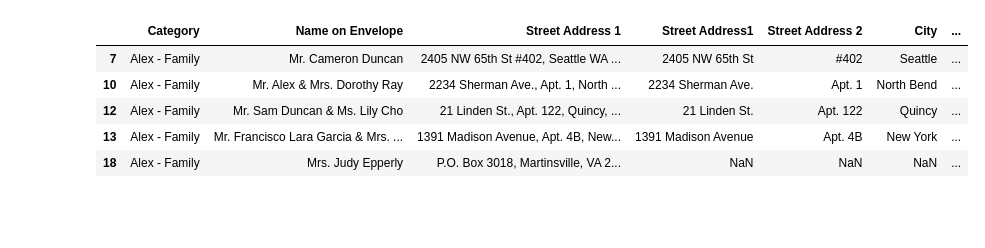
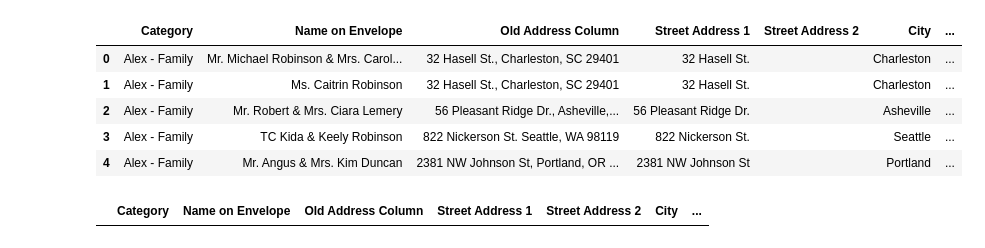
Before and after one commit to aeghprac/Git-Tracked-Files, a Jupyter notebook: AddressSplitter_Python/AddressSplitter.ipynb, the cells around one changed output. Drawn from its saved outputs; the diff is of its cells as text; code cells hidden in the pictures; blank space fills up the shorter version.

```diff
--- a/AddressSplitter_Python/AddressSplitter.ipynb
+++ b/AddressSplitter_Python/AddressSplitter.ipynb
@@ -1,6 +1,8 @@
 # %%
 import pandas as pd
 import re
+
+pd.set_option('display.max_rows', 150)
 # %%
 raw_address = pd.read_csv("Address_Data\MintedAddressBook - minted-addressbook-template.csv", usecols=range(0,3))
 # %%
@@ -15,12 +17,16 @@ raw_address.head()
 # %%
+# Replace all new line chars with a space
+raw_address.replace("\n", " ", regex=True, inplace=True)
+
 def split_address(df, address_col):
     # Define the regex pattern for a US address
+
     pattern = r"""^(?P<street>[\w\s]+\.?),?\s+(?P<unit>(?:\#|Apt|apt|No|no|Number|number|Ste|ste|suite|Suite|unit|Unit|Box|box)\.?\s*\w+)?\s*,*\s*(?P<city>[\w\s]*),*\s*(?P<state>[A-Z]{2}),*\s+(?P<zipcode>\d{5}(?:-\d{4})?)$"""
 
     # Create new columns for street address, city, state, and zipcode
-    df[['address', 'Street Address 2', 'City', 'State/Region', 'Zip/Postal Code']] = df[str(address_col)].str.extract(pattern)
+    df[["address", "Street Address 2", "City", "State/Region", "Zip/Postal Code"]] = df[str(address_col)].str.extract(pattern)
 
-    df.rename(columns={address_col: 'Old Address Column'}, inplace=True)
+    df.rename(columns={address_col: "Old Address Column"}, inplace=True)
 
     df.rename(columns={"address": "Street Address 1"}, inplace=True)
 
@@ -33,5 +39,8 @@ address_df = split_address(raw_address, "Street Address 1")
 # Fill null values with an empty string
 address_df.fillna(value="", inplace=True)
 
+# Add USA as country to every row
+address_df["Country"] = "USA"
+
 address_df
 # %% [output]
@@ -55,10 +64,16 @@ address_df
+# %%
+address_df["Country"] = "USA"
+
+address_df.head()
+# %% [output]
+|  | Category | Name on Envelope | Old Address Column | Street Address 1 | Street Address 2 | City | ... |
+| 0 | Alex - Family | Mr. Michael Robinson & Mrs. Carol... | 32 Hasell St., Charleston, SC 29401 | 32 Hasell St. |  | Charleston | ... |
+| 1 | Alex - Family | Ms. Caitrin Robinson | 32 Hasell St., Charleston, SC 29401 | 32 Hasell St. |  | Charleston | ... |
+| 2 | Alex - Family | Mr. Robert & Mrs. Ciara Lemery | 56 Pleasant Ridge Dr., Asheville,... | 56 Pleasant Ridge Dr. |  | Asheville | ... |
+| 3 | Alex - Family | TC Kida & Keely Robinson | 822 Nickerson St. Seattle, WA 98119 | 822 Nickerson St. |  | Seattle | ... |
+| 4 | Alex - Family | Mr. Angus & Mrs. Kim Duncan | 2381 NW Johnson St, Portland, OR ... | 2381 NW Johnson St |  | Portland | ... |
 # %%
-contains_units_df = address_df[address_df["Street Address 1"].str.contains("#|Apt|apt|No|no|Number|number|Ste|ste|suite|Suite|unit|Unit|Box|box")]
+contains_units_df = address_df[address_df["Street Address 1"].str.contains("#|Apt|apt|No\.|no\.|Number|number|Ste\.|ste\.|suite|Suite|unit|Unit|Box|box")]
 contains_units_df
 # %% [output]
-|  | Category | Name on Envelope | Street Address 1 | Street Address1 | Street Address 2 | City | ... |
-| 7 | Alex - Family | Mr. Cameron Duncan | 2405 NW 65th St #402, Seattle WA ... | 2405 NW 65th St | #402 | Seattle | ... |
-| 10 | Alex - Family | Mr. Alex & Mrs. Dorothy Ray | 2234 Sherman Ave., Apt. 1, North ... | 2234 Sherman Ave. | Apt. 1 | North Bend | ... |
-| 12 | Alex - Family | Mr. Sam Duncan & Ms. Lily Cho | 21 Linden St., Apt. 122, Quincy, ... | 21 Linden St. | Apt. 122 | Quincy | ... |
-| 13 | Alex - Family | Mr. Francisco Lara Garcia & Mrs. ... | 1391 Madison Avenue, Apt. 4B, New... | 1391 Madison Avenue | Apt. 4B | New York | ... |
-| 18 | Alex - Family | Mrs. Judy Epperly | P.O. Box 3018, Martinsville, VA 2... | NaN | NaN | NaN | ... |
+|  | Category | Name on Envelope | Old Address Column | Street Address 1 | Street Address 2 | City | ... |
```
Also changed, not shown: parts of 3 cells of this notebook.
